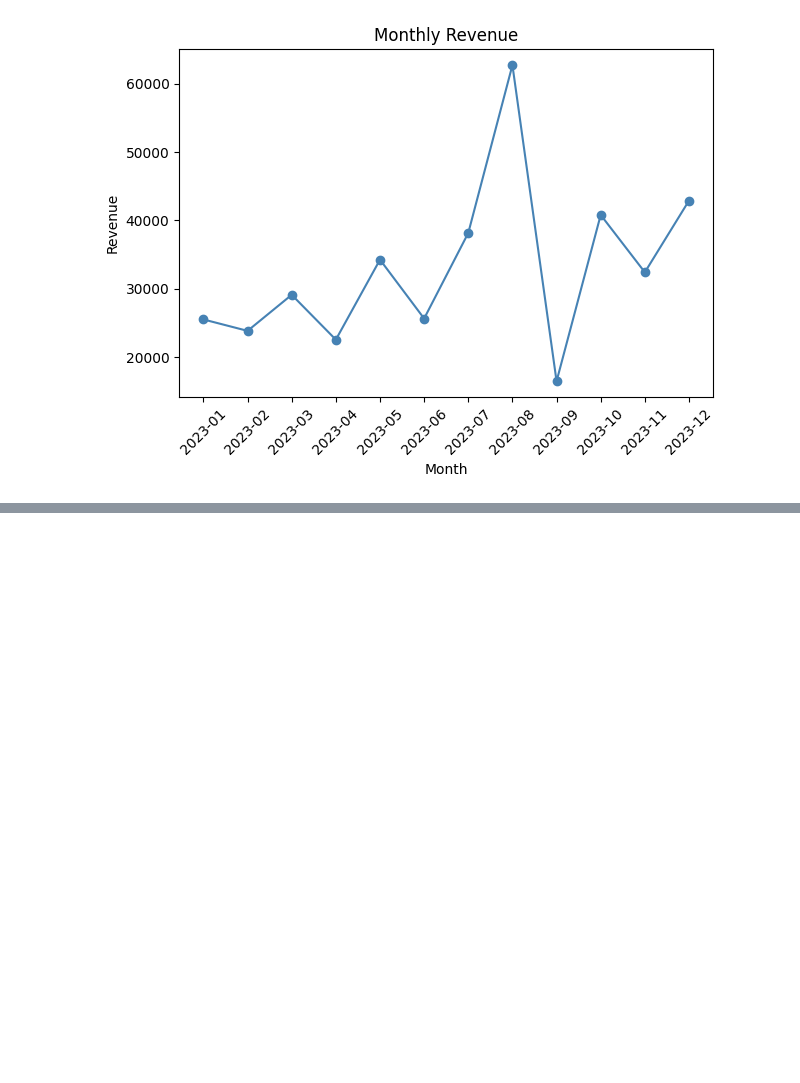
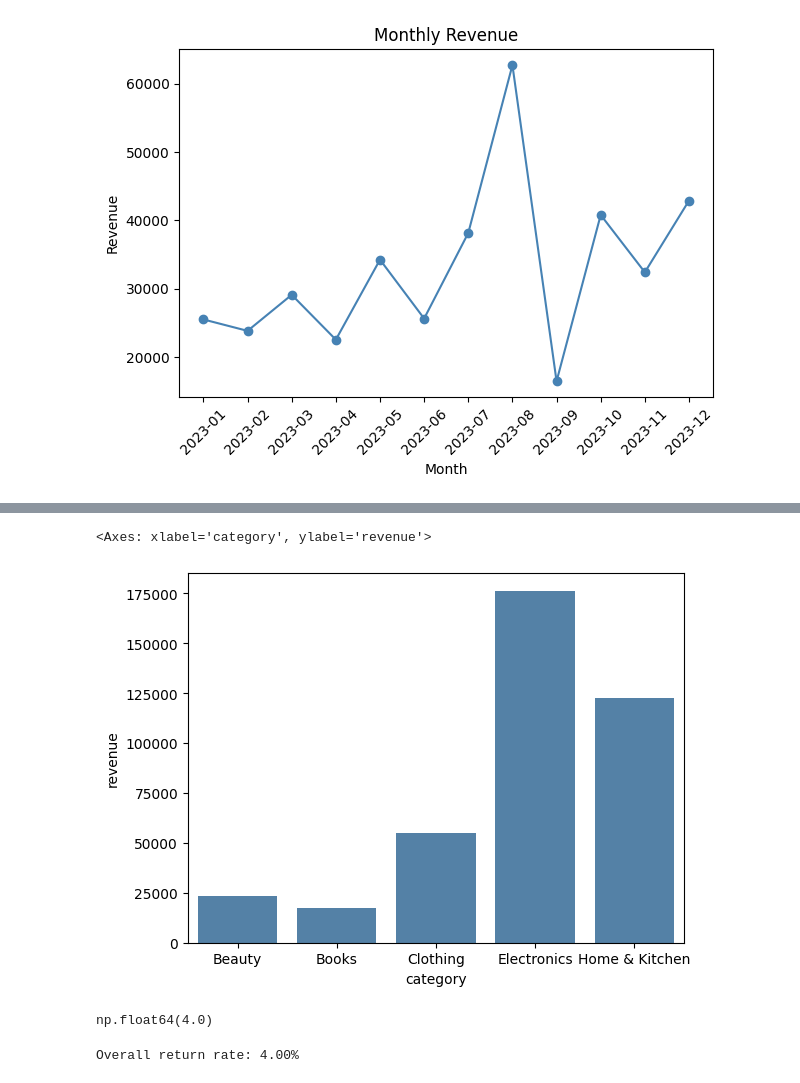
Before and after one commit to SandhuruT/Data_Science_01, a Jupyter notebook: Data_Science_project_01.ipynb, the cells around one changed output, grey strips where cells are left out. Cells and saved outputs as stored; diff of their text form; code cells hidden in the pictures; blank space fills up the shorter version.

```diff
--- a/Data_Science_project_01.ipynb
+++ b/Data_Science_project_01.ipynb
@@ -163,0 +179,16 @@ plt.show()
+# %%
+category_revenue_df = df_sales.groupby('category')['revenue'].sum().reset_index()
+sns.barplot(x='category', y='revenue', data=category_revenue_df, color='steelblue')
+# %% [output]
+<Axes: xlabel='category', ylabel='revenue'>
+[figure, added]
+# %%
+# What % of orders were returned? Break it down by category
+over_all = df_sales['returned'].map({'Yes': 1, 'No': 0}).mean()*100
+over_all
+# %% [output]
+np.float64(4.0)
+# %%
+print(f"Overall return rate: {over_all:.2f}%")
+# %% [output]
+Overall return rate: 4.00%
```
Also changed, not shown: parts of 11 cells of this notebook.
